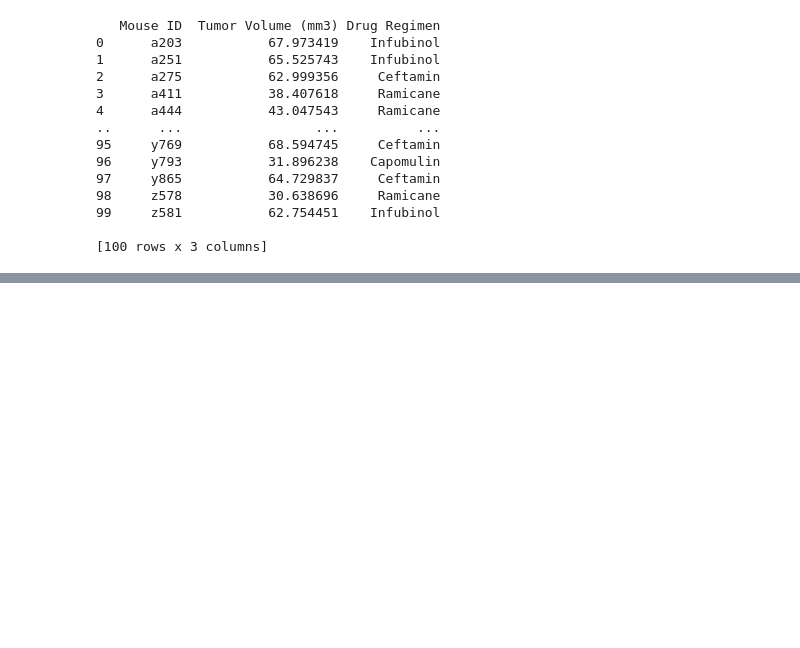
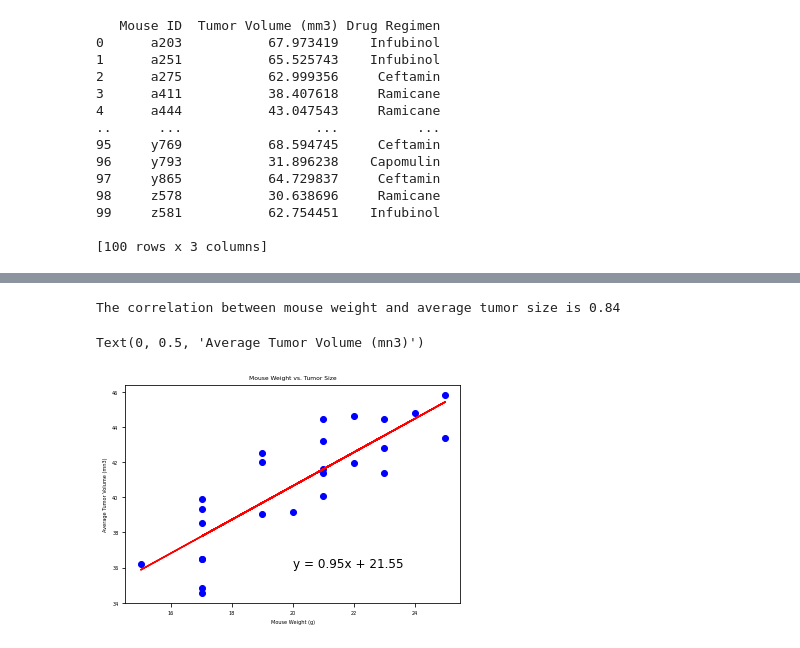
Before and after one commit to anitha0615/Data_Visualisation_Challenge, a Jupyter notebook: Pymaceuticals/pymaceuticals.ipynb, the cells around one changed output, grey strips where cells are left out. Cells and saved outputs as stored; diff of their text form; code cells hidden in the pictures; blank space fills up the shorter version.

```diff
--- a/Pymaceuticals/pymaceuticals.ipynb
+++ b/Pymaceuticals/pymaceuticals.ipynb
@@ -286,0 +397,20 @@ regimen = final_tumor_volume_df['Drug Regimen'].dtype
+# %%
+# Calculate the correlation coefficient and linear regression model
+import scipy.stats as st
+Correlation = st.pearsonr(avg_capo_volume['Weight (g)'], avg_capo_volume['Tumor Volume (mm3)'])
+print(f'The correlation between mouse weight and average tumor size is {round(Correlation[0], 2)}')
+
+# for mouse weight and average tumor volume for the Capomulin regimen
+slope, intercept, rvalue, pvalue, stderr = st.linregress(avg_capo_volume['Weight (g)'], avg_capo_volume['Tumor Volume (mm3)'])
+regress = avg_capo_volume['Weight (g)'] * slope + intercept
+line = f'y = {round(slope,2)}x + {round(intercept,2)}'
+plt.scatter(avg_capo_volume['Weight (g)'], avg_capo_volume['Tumor Volume (mm3)'], color ='b')
+plt.plot(avg_capo_volume['Weight (g)'], regress, color = 'red')
+plt.annotate(line, (20,36), fontsize = 12)
+plt.title('Mouse Weight vs. Tumor Size')
+plt.xlabel('Mouse Weight (g)')
+plt.ylabel('Average Tumor Volume (mn3)')
+# %% [output]
+The correlation between mouse weight and average tumor size is 0.84
+Text(0, 0.5, 'Average Tumor Volume (mn3)')
+[figure, added]
```
Also changed, not shown: parts of 7 cells of this notebook.
